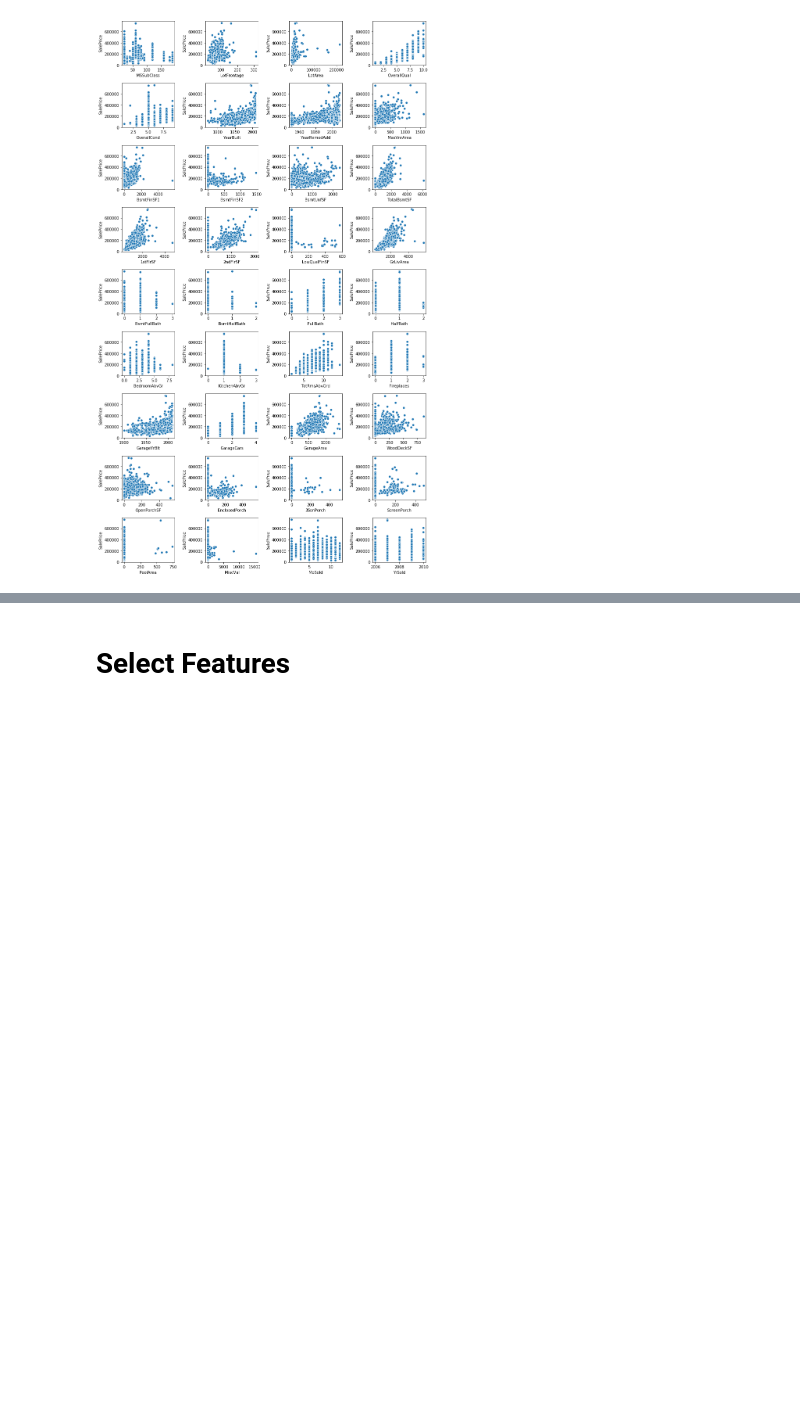
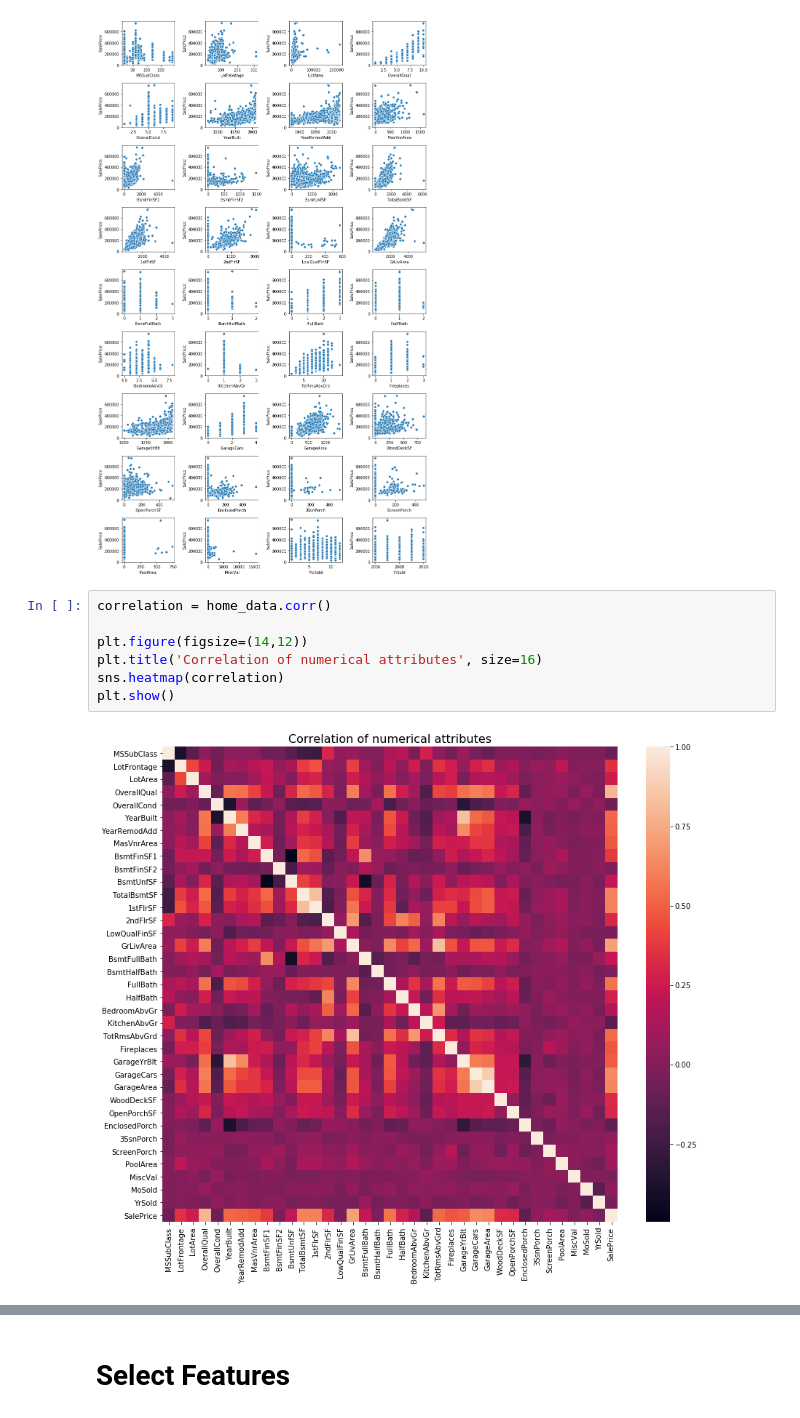
Before and after one commit to maxpeng041/housing-prices-competition, a Jupyter notebook: exercise-machine-learning-competitions-a8168a.ipynb, the cells around one changed output, grey strips where cells are left out. Drawn from its saved outputs; the diff is of its cells as text; blank space fills up the shorter version.

```diff
--- a/exercise-machine-learning-competitions-a8168a.ipynb
+++ b/exercise-machine-learning-competitions-a8168a.ipynb
@@ -101,3 +124,12 @@ plt.tight_layout()
 plt.show()
 # %% [output]
 [figure]
+# %%
+correlation = home_data.corr()
+
+plt.figure(figsize=(14,12))
+plt.title('Correlation of numerical attributes', size=16)
+sns.heatmap(correlation)
+plt.show()
+# %% [output]
+[figure, added]
```
Also changed, not shown: parts of 15 cells of this notebook, 1 other file.
